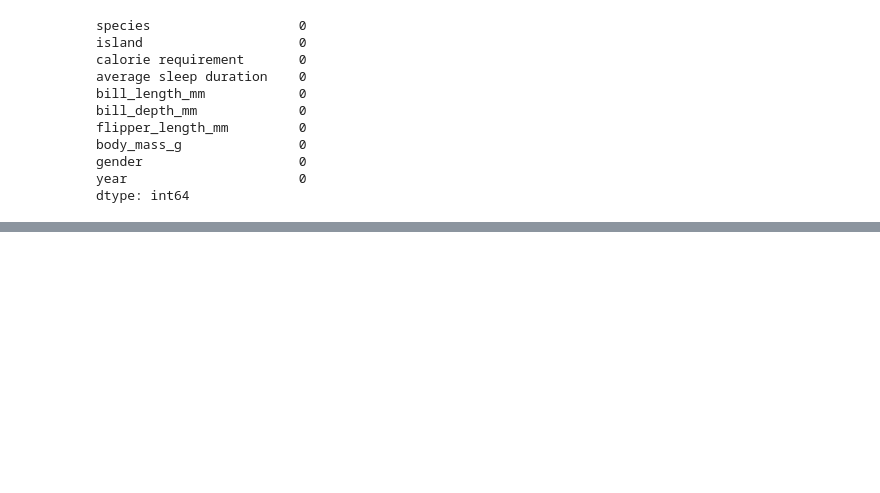
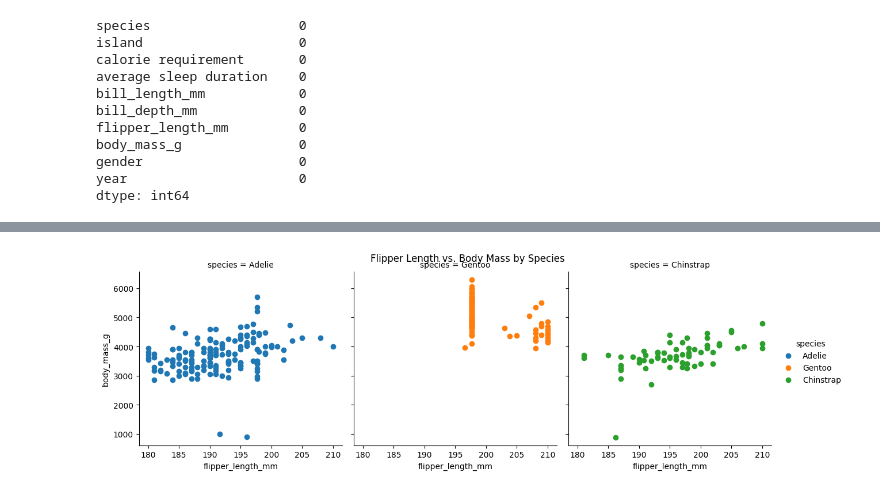
Before and after one commit to SEEMANTULANISCHAL/Classification_Regression_Methods, a Jupyter notebook: Data_Analysis_Preprocessing.ipynb, the cells around one changed output, grey strips where cells are left out. Saved outputs shown, nothing was run; the diff lists cells and outputs as text; code cells hidden in the pictures; blank space fills up the shorter version.

```diff
--- a/Data_Analysis_Preprocessing.ipynb
+++ b/Data_Analysis_Preprocessing.ipynb
@@ -94,0 +122,10 @@ dtype: int64
+# %%
+#Facet Grid
+g = sns.FacetGrid(penguins, col='species', hue='species', height=4)
+g.map(plt.scatter, 'flipper_length_mm', 'body_mass_g')
+g.add_legend()
+plt.subplots_adjust(top=0.9)
+g.fig.suptitle('Flipper Length vs. Body Mass by Species')
+plt.show()
+# %% [output]
+[figure, added]
```
Also changed, not shown: parts of 6 cells of this notebook.
